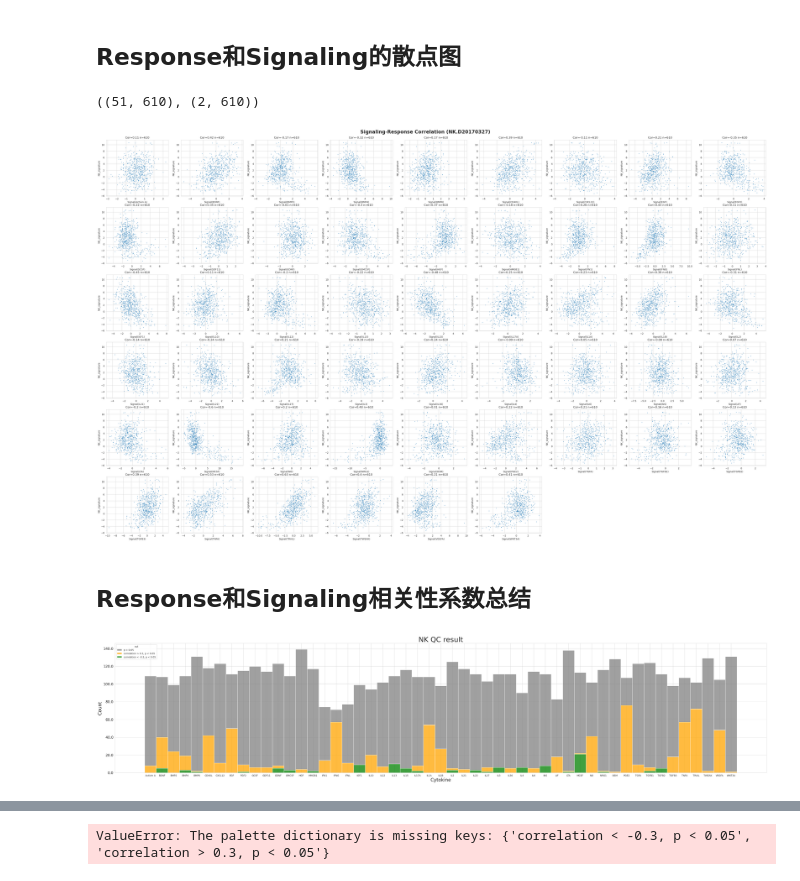
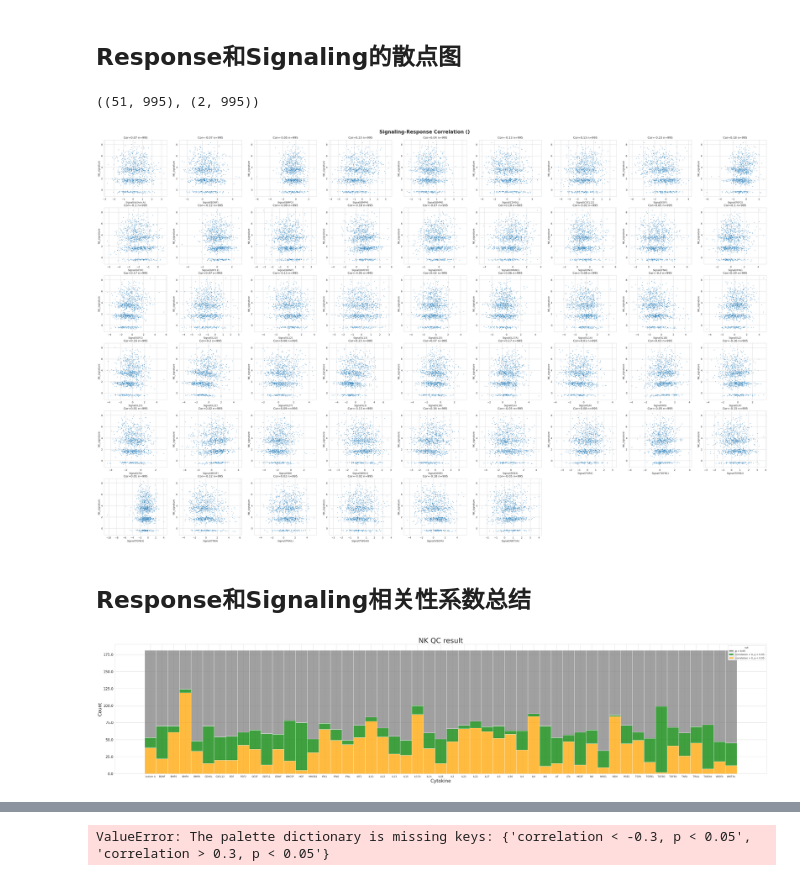
Before and after one commit to yoyoong/Tres, a Jupyter notebook: 2.mTres/qc_plot.ipynb, the cells around one changed output, grey strips where cells are left out. Drawn from its saved outputs; the diff is of its cells as text; code cells hidden in the pictures.

```diff
--- a/2.mTres/qc_plot.ipynb
+++ b/2.mTres/qc_plot.ipynb
@@ -7,8 +7,8 @@ import matplotlib.pyplot as plt
 import seaborn as sns
 
 celltype = 'NK'
-dataset = 'LIHC_GSE140228_Smartseq2'
-sample = 'NK.D20170327'
+dataset = 'BLCA_GSE145281_aPDL1'
+sample = ''
 
 if celltype == 'CD8T':
     signature = 'Proliferation'
@@ -48,7 +48,7 @@ if sample != '':
 
 signaling_data.shape, response_data.shape
 # %% [output]
-((51, 610), (2, 610))
+((51, 995), (2, 995))
 # %%
 import matplotlib.gridspec as gridspec
 from scipy.stats import pearsonr
@@ -78,10 +78,14 @@ for cytokine in list(signaling_data.index):
 fig.suptitle(f"Signaling-Response Correlation ({sample})", fontsize=20, fontweight='bold', y=0.9)
 plt.show()
 # %% [output]
-[figure, old version]
+[figure, new version]
 # %% [markdown]
 ## Response和Signaling相关性系数总结
 # %%
+import numpy as np
+import pandas as pd
+import matplotlib.pyplot as plt
+import seaborn as sns
 import matplotlib.gridspec as gridspec
 
 # celltype_list = ['CD8T', 'Macrophage', 'Neutrophils', 'NK']
@@ -97,38 +101,41 @@ for celltype in celltype_list:
     qc_result_path = f'/sibcb2/bioinformatics2/hongyuyang/dataset/Tres/2.tisch_data/4.qc_result/qc_result_correlation.{celltype}.csv'
     qc_result_data = pd.read_csv(qc_result_path, sep="\t", header=0)
 
-    cutoff = 0.3
+    cutoff = 0
+    positive_str = f"correlation > {cutoff}, p < 0.05"
+    negative_str = f"correlation < {cutoff * -1}, p < 0.05"
+    unvalid_str = "p > 0.05"
     def get_group(x):
         if x.correlation >= cutoff and x.p <= 0.05:
-            return f"correlation > {cutoff}, p < 0.05"
+            return positive_str
         elif x.correlation <= (cutoff * -1) and x.p <= 0.05:
-            return f"correlation < {cutoff * -1}, p < 0.05"
+            return negative_str
         elif x.p > 0.05:
-            return "p > 0.05"
+            return unvalid_str
     qc_result_data['cut'] = qc_result_data.apply(lambda x: get_group(x), axis=1)
 
     def get_group2(x):
         if x.correlation >= cutoff and x.p <= 0.05:
             return 0
         elif x.correlation <= (cutoff * -1) and x.p <= 0.05:
             return 1
         elif x.p > 0.05:
             return -1
 
     qc_result_data['negative_rate'] = qc_result_data.apply(lambda x: get_group2(x), axis=1)
     qc_result_filtered = qc_result_data[qc_result_data['negative_rate'] >= 0]
     negative_rate = qc_result_filtered.groupby('Cytokine')['negative_rate'].mean()
     negative_rate.sort_values(ascending=False, inplace=True)
-    # negative_rate.to_csv(f"/sibcb2/bioinformatics2/hongyuyang/dataset/Tres/2.tisch_data/4.qc_result/Rank_new.{celltype}.csv")
+    negative_rate.to_csv(f"/sibcb2/bioinformatics2/hongyuyang/dataset/Tres/2.tisch_data/4.qc_result/Rank_new.{celltype}.csv")
 
     ax = fig.add_subplot(gs[i, 0])
-    histplot = sns.histplot(data=qc_result_data, x="Cytokine", hue="cut", multiple="stack",
-                            palette={f'correlation > {cutoff}, p < 0.05':'orange', f'correlation < {cutoff * -1}, p < 0.05':'green', 'p > 0.05':'grey'})
+    histplot = sns.histplot(data=qc_result_data, x="Cytokine", hue="cut", multiple="stack", hue_order=[unvalid_str, negative_str, positive_str],
+                            palette={positive_str:'orange', negative_str:'green', unvalid_str:'grey'})
     histplot.xaxis.label.set_size(20)
     histplot.yaxis.label.set_size(20)
     histplot.set_yticklabels(histplot.get_yticks(), size = 15)
     histplot.set_title(f"{celltype} QC result", size = 30)
     i += 1
 plt.show()
 # %% [output]
-[figure, old version]
+[figure, new version]
```
Also changed, not shown: parts of 1 cell of this notebook, 6 other files.
